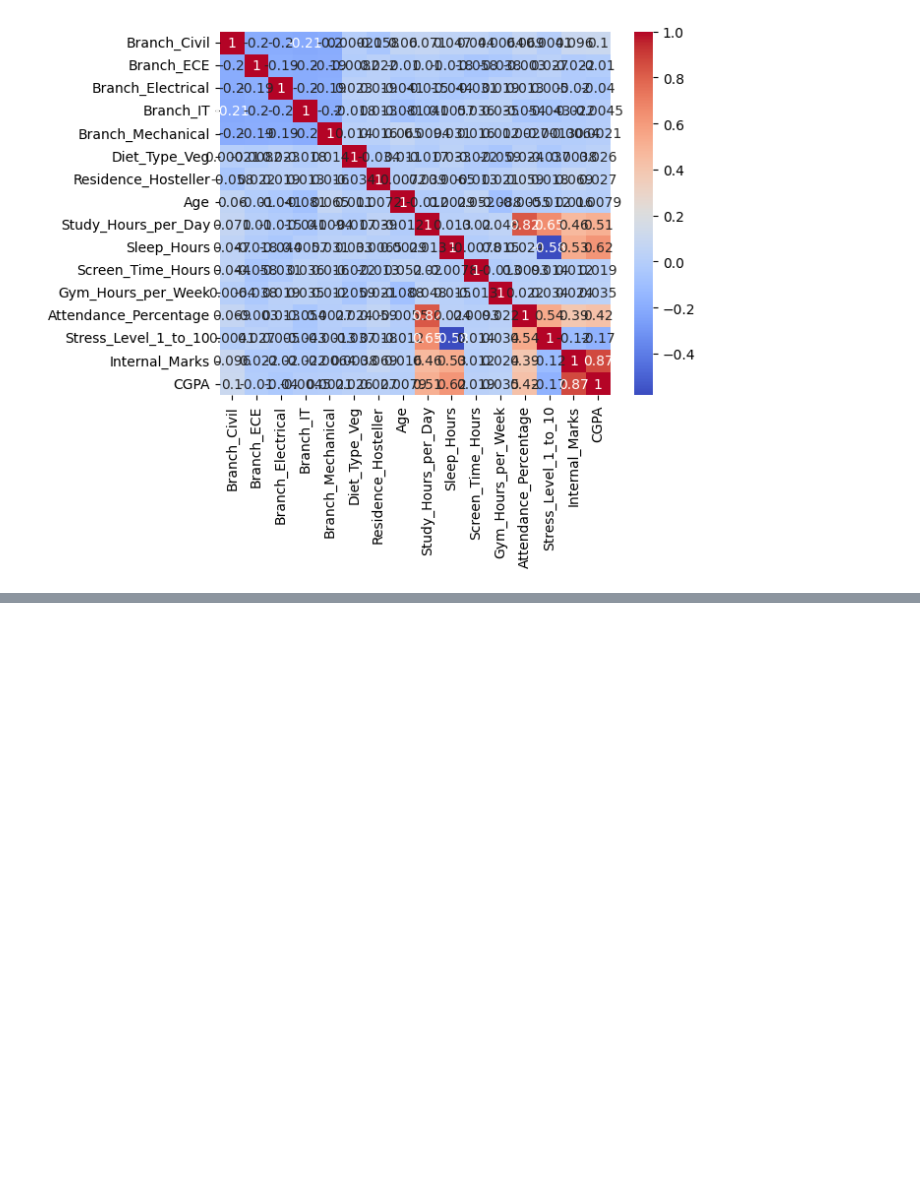
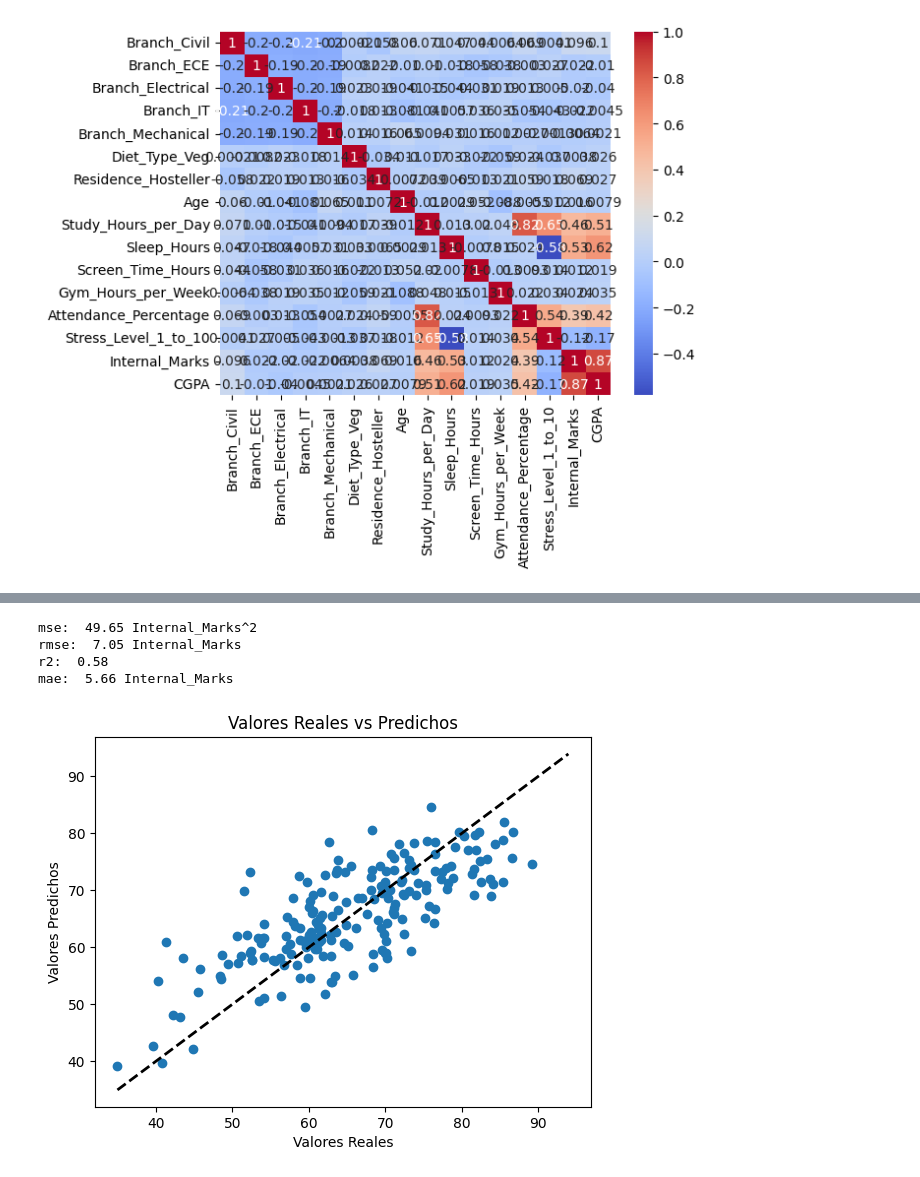
Before and after one commit to KevinUz05/2026A-Project-IA, a Jupyter notebook: linear_regression.ipynb, the cells around one changed output, grey strips where cells are left out. Saved outputs shown, nothing was run; the diff lists cells and outputs as text; code cells hidden in the pictures; blank space fills up the shorter version.

Commit message:
Adding coments and metrics in linear regression

```diff
--- a/linear_regression.ipynb
+++ b/linear_regression.ipynb
@@ -154,3 +168,13 @@ sns.heatmap(df_encoded.corr(), annot=True, cmap="coolwarm")
 # %% [output]
 <Axes: >
 [figure]
+# %%
+#Seleccionamos las variables que creemos que pueden tener una relacion importante con la variable objetivo y las separamos en X e y
+var_cols = ["Branch_Civil", "Branch_ECE", "Branch_Electrical", "Branch_IT", "Branch_Mechanical", "Diet_Type_Veg", "Residence_Hosteller", "Age", "Study_Hours_per_Day", "Sleep_Hours", "Screen_Time_Hours", "Gym_Hours_per_Week", "Attendance_Percentage", "Stress_Level_1_to_10"]
+X = df_encoded[var_cols]
+y = df_encoded["Internal_Marks"]
+# %%
+#Dividimos el dataset en un conjunto de entrenamiento y otro de prueba, entrenamos el modelo de regresion lineal y lo ajustamos a los datos de entrenamiento
+X_train, X_test, y_train, y_test = train_test_split(X, y, test_size=0.2, random_state=42)
+model = LinearRegression()
+model.fit(X_train, y_train)
@@ -156,0 +246,25 @@ sns.heatmap(df_encoded.corr(), annot=True, cmap="coolwarm")
+# %%
+### metricas
+y_pred = model.predict(X_test)
+mse = mean_squared_error(y_test, y_pred)
+print('mse: ', round(mse,2), 'Internal_Marks^2')
+print('rmse: ', round(np.sqrt(mse),2), 'Internal_Marks')
+r2 = r2_score(y_test, y_pred)
+print('r2: ', round(r2,2))
+mae = mean_absolute_error(y_test, y_pred)
+print('mae: ', round(mae,2), 'Internal_Marks')
+# %% [output]
+mse:  49.65 Internal_Marks^2
+rmse:  7.05 Internal_Marks
+r2:  0.58
+mae:  5.66 Internal_Marks
+# %%
+#Graficamos los valores reales con los predichos
+plt.scatter(y_test, y_pred)
+plt.xlabel('Valores Reales')
+plt.ylabel('Valores Predichos')
+plt.title('Valores Reales vs Predichos')
+plt.plot([y.min(), y.max()], [y.min(), y.max()], 'k--', lw=2)
+plt.show()
+# %% [output]
+[figure, added]
```
Also changed, not shown: parts of 18 cells of this notebook.
